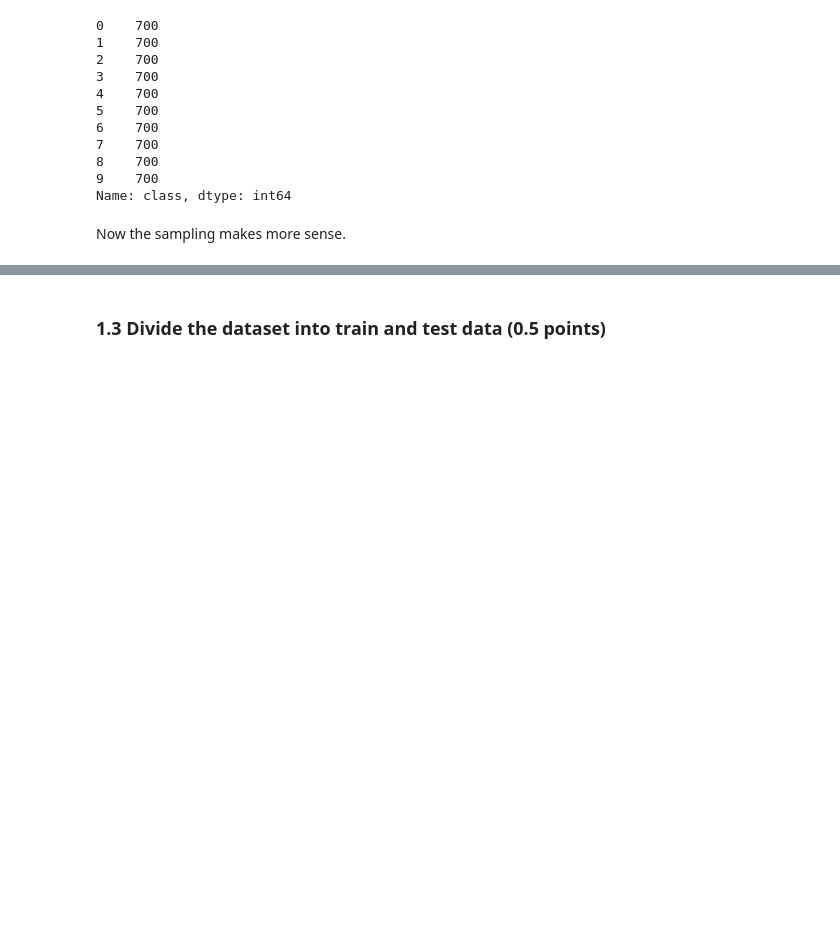
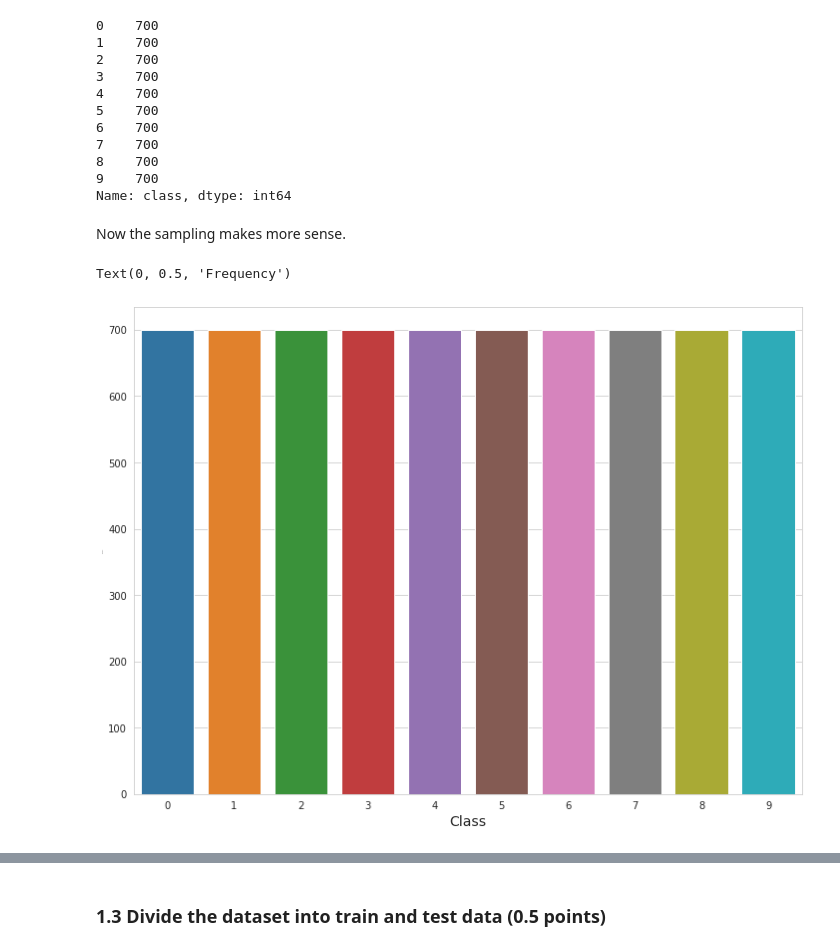
Before and after one commit to AnnaToi01/BI_ML_2021, a Jupyter notebook: hw1_intro_knn/code/en_KNN.ipynb, the cells around one changed output, grey strips where cells are left out. Saved outputs shown, nothing was run; the diff lists cells and outputs as text; code cells hidden in the pictures; blank space fills up the shorter version.

```diff
--- a/hw1_intro_knn/code/en_KNN.ipynb
+++ b/hw1_intro_knn/code/en_KNN.ipynb
@@ -146,5 +146,12 @@ Now the sampling makes more sense.
 # %%
 X = np.array(sample_df.loc[:, df.columns != "class"], dtype='int16')
 y = np.array(sample_df.loc[:, "class"], dtype='int16')
+# %%
+sns.countplot(y)
+plt.xlabel('Class', fontsize=14)
+plt.ylabel('Frequency', fontsize=1)
+# %% [output]
+Text(0, 0.5, 'Frequency')
+[figure, added]
 # %%
 sns.histplot(y, color="#4B0082", binwidth=1, binrange=(0, 10))
```
Also changed, not shown: parts of 11 cells of this notebook, 2 other files.
